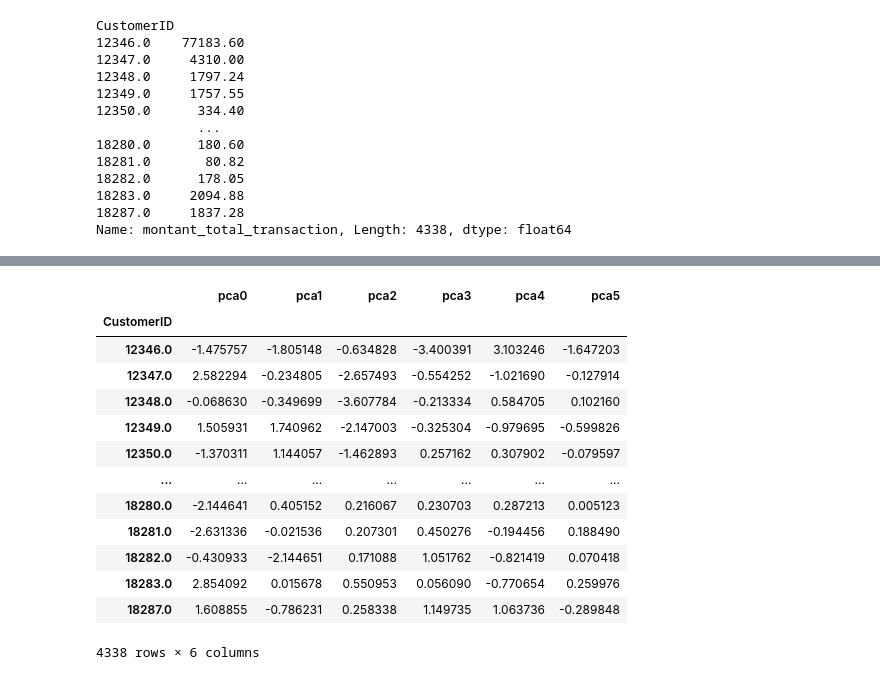
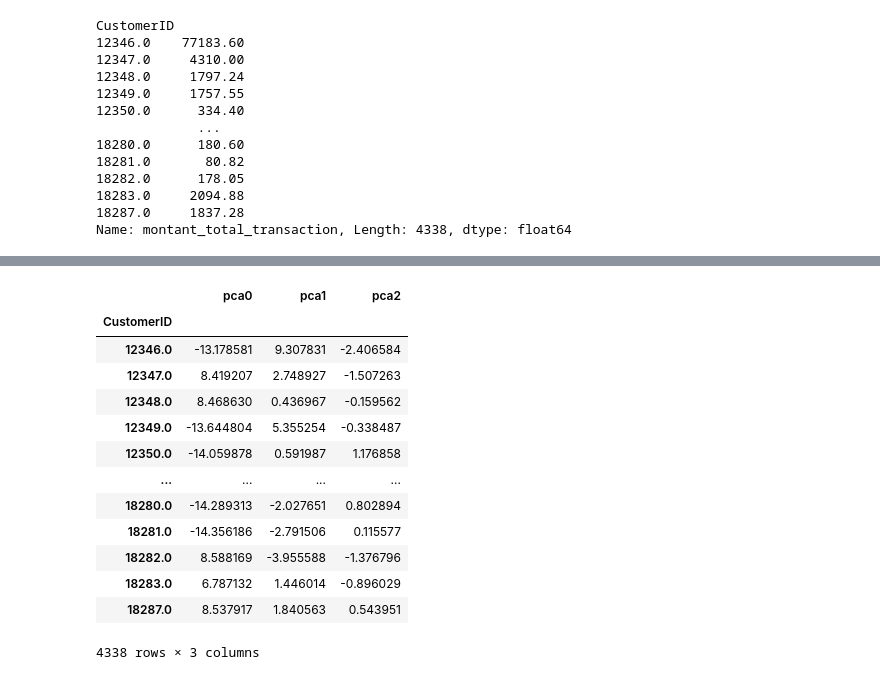
Before and after one commit to fmazur57u/Projet-Kmeans-et-spectral-clustering, a Jupyter notebook: Kmeans_spectral_clustering.ipynb, the cells around one changed output, grey strips where cells are left out. Drawn from its saved outputs; the diff is of its cells as text; code cells hidden in the pictures.

```diff
--- a/Kmeans_spectral_clustering.ipynb
+++ b/Kmeans_spectral_clustering.ipynb
@@ -134,5 +392,6 @@ Name: References_distinctes_moyennes_par_panier, Length: 4338, dtype: float64
 # %%
 nb_produits_distincts = df.groupby("CustomerID")["StockCode"].nunique()
 
-nb_produits_distincts
+data["nb_produits_distincts"] = nb_produits_distincts
+data
 # %% [output]
@@ -151,0 +461,13 @@ Name: StockCode, Length: 4338, dtype: int64
+# %%
+import numpy as np
+
+data["entropie_produit"] = (
+    -(
+        part_ca_produit[part_ca_produit > 0]
+        * np.log1p(part_ca_produit[part_ca_produit > 0])
+    )
+    .groupby("CustomerID")
+    .sum()
+)
+
+data
@@ -152,6 +489,4 @@ Name: StockCode, Length: 4338, dtype: int64
 # %%
-import numpy as np
-
 date_fin = df["InvoiceDate"].max()
 date_debut_recente = date_fin - pd.Timedelta(days=90)
 date_debut_historique = df["InvoiceDate"].min()
@@ -183,5 +518,6 @@ ratio_activite_recente_historique = (
     .rename("ratio_activite_recente_historique")
 )
 
-ratio_activite_recente_historique
+data["ratio_activite_recente_historique"] = ratio_activite_recente_historique
+data
 # %% [output]
@@ -218,12 +537,0 @@ Name: Country, Length: 4338, dtype: str
-# %%
-column = {
-    "montant_total": montant_total,
-    "recence": recence,
-    "references_moyennes": references_moyennes,
-    "nb_produits_distincts": nb_produits_distincts,
-    "ratio_activite_recente_historique": ratio_activite_recente_historique,
-    "country": country,
-}
-
-data = pd.DataFrame(column)
-data
@@ -308,23 +591,28 @@ data_encoder
 # %%
 from sklearn.decomposition import PCA
+from sklearn.preprocessing import OneHotEncoder, StandardScaler
+from sklearn.pipeline import make_pipeline
+from sklearn.compose import ColumnTransformer
+from sklearn import set_config
 
-data_pca = PCA(random_state=42).fit_transform(data_encoder)
+set_config(transform_output="pandas")
+data_pca = PCA(random_state=42, n_components=3).fit_transform(data)
 data_pca
 # %% [output]
-|  | pca0 | pca1 | pca2 | pca3 | pca4 | pca5 |
-| CustomerID |  |  |  |  |  |  |
-| 12346.0 | -1.475757 | -1.805148 | -0.634828 | -3.400391 | 3.103246 | -1.647203 |
-| 12347.0 | 2.582294 | -0.234805 | -2.657493 | -0.554252 | -1.021690 | -0.127914 |
-| 12348.0 | -0.068630 | -0.349699 | -3.607784 | -0.213334 | 0.584705 | 0.102160 |
-| 12349.0 | 1.505931 | 1.740962 | -2.147003 | -0.325304 | -0.979695 | -0.599826 |
-| 12350.0 | -1.370311 | 1.144057 | -1.462893 | 0.257162 | 0.307902 | -0.079597 |
-| ... | ... | ... | ... | ... | ... | ... |
-| 18280.0 | -2.144641 | 0.405152 | 0.216067 | 0.230703 | 0.287213 | 0.005123 |
-| 18281.0 | -2.631336 | -0.021536 | 0.207301 | 0.450276 | -0.194456 | 0.188490 |
-| 18282.0 | -0.430933 | -2.144651 | 0.171088 | 1.051762 | -0.821419 | 0.070418 |
-| 18283.0 | 2.854092 | 0.015678 | 0.550953 | 0.056090 | -0.770654 | 0.259976 |
-| 18287.0 | 1.608855 | -0.786231 | 0.258338 | 1.149735 | 1.063736 | -0.289848 |
+|  | pca0 | pca1 | pca2 |
+| CustomerID |  |  |  |
+| 12346.0 | -13.178581 | 9.307831 | -2.406584 |
+| 12347.0 | 8.419207 | 2.748927 | -1.507263 |
+| 12348.0 | 8.468630 | 0.436967 | -0.159562 |
+| 12349.0 | -13.644804 | 5.355254 | -0.338487 |
+| 12350.0 | -14.059878 | 0.591987 | 1.176858 |
+| ... | ... | ... | ... |
+| 18280.0 | -14.289313 | -2.027651 | 0.802894 |
+| 18281.0 | -14.356186 | -2.791506 | 0.115577 |
+| 18282.0 | 8.588169 | -3.955588 | -1.376796 |
+| 18283.0 | 6.787132 | 1.446014 | -0.896029 |
+| 18287.0 | 8.537917 | 1.840563 | 0.543951 |
-4338 rows × 6 columns
+4338 rows × 3 columns
 # %%
 import plotly.express as px
 
```
Also changed, not shown: parts of 25 cells of this notebook.
